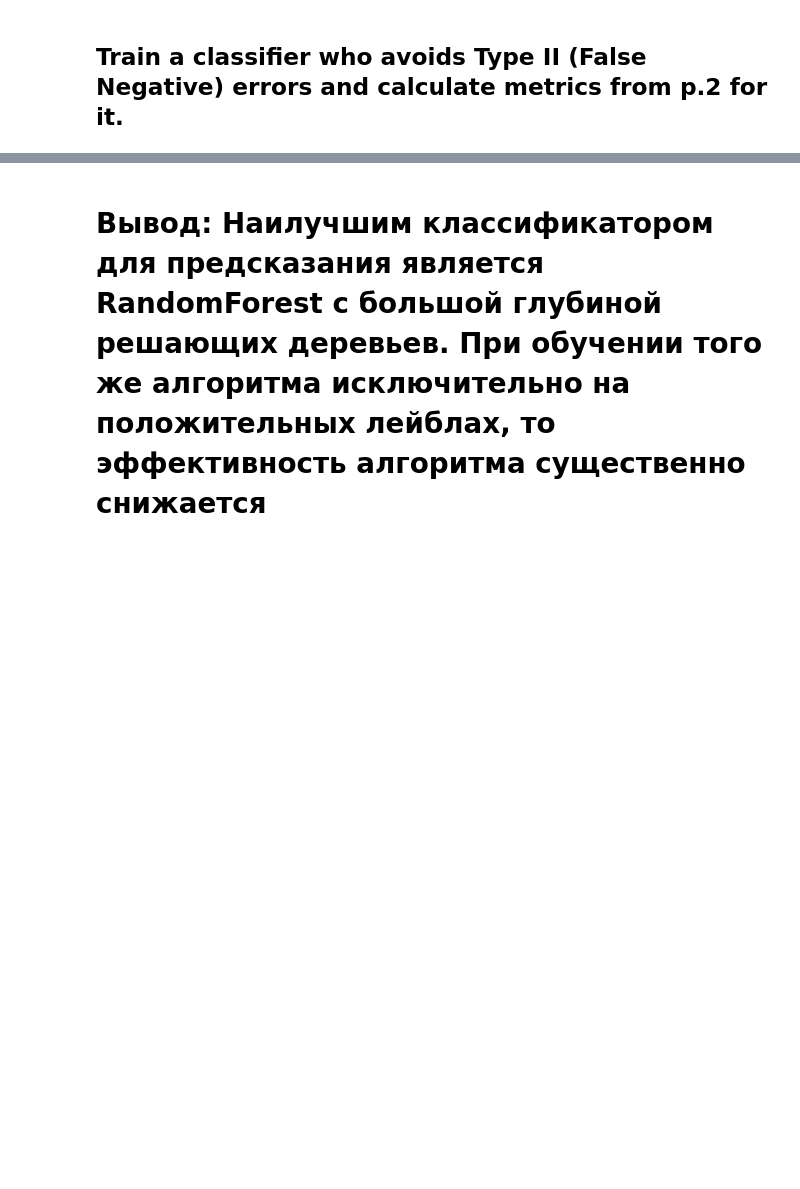
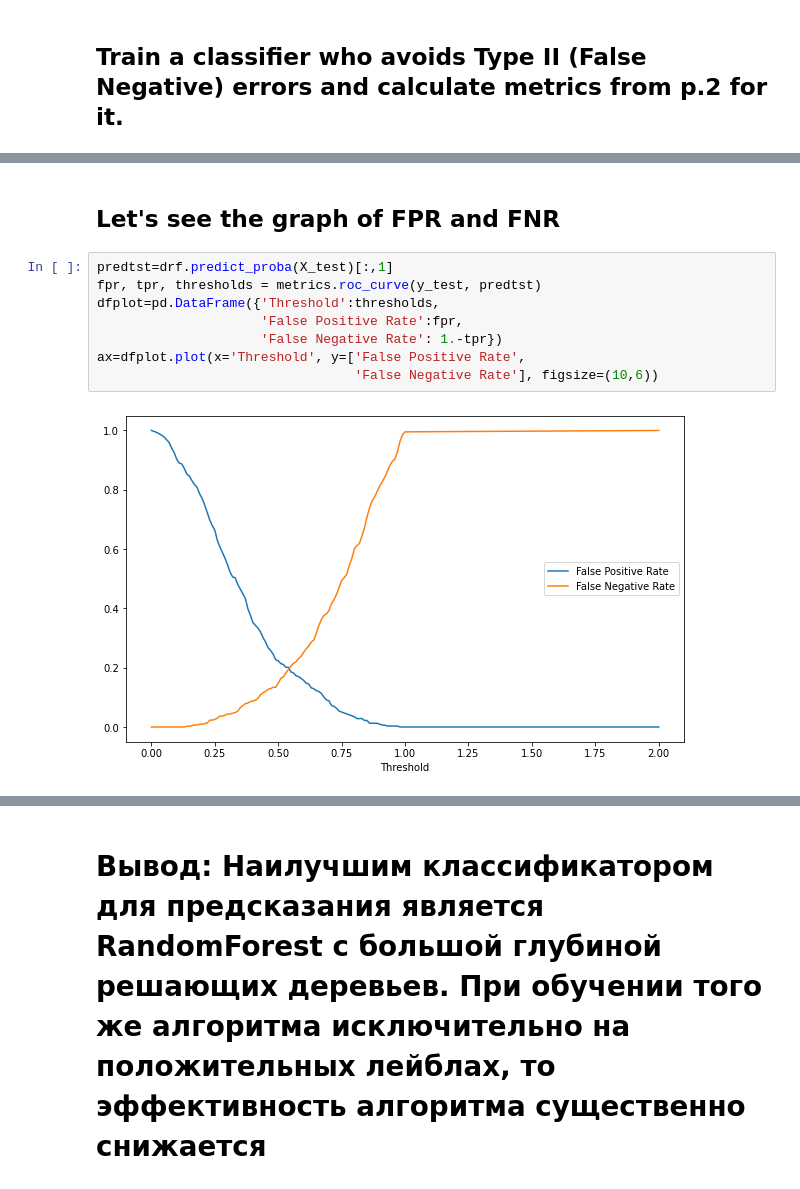
Before and after one commit to AAYamoldin/TrainingPrograms, a Jupyter notebook: Python/ITMO_Machine_Learning_Technologies_2022/Task_1/Yamoldin_Alexander_J41321c_MLT_2022_Task_1.ipynb, the cells around one changed output, grey strips where cells are left out. Drawn from its saved outputs; the diff is of its cells as text; blank space fills up the shorter version.

```diff
--- a/Python/ITMO_Machine_Learning_Technologies_2022/Task_1/Yamoldin_Alexander_J41321c_MLT_2022_Task_1.ipynb
+++ b/Python/ITMO_Machine_Learning_Technologies_2022/Task_1/Yamoldin_Alexander_J41321c_MLT_2022_Task_1.ipynb
@@ -131,0 +137,12 @@ RandomForestClassifier(random_state=0)
+# %% [markdown]
+## Let's see the graph of FPR and FNR
+# %%
+predtst=drf.predict_proba(X_test)[:,1]
+fpr, tpr, thresholds = metrics.roc_curve(y_test, predtst)
+dfplot=pd.DataFrame({'Threshold':thresholds,
+                     'False Positive Rate':fpr,
+                     'False Negative Rate': 1.-tpr})
+ax=dfplot.plot(x='Threshold', y=['False Positive Rate',
+                                 'False Negative Rate'], figsize=(10,6))
+# %% [output]
+[figure, added]
```
Also changed, not shown: parts of 10 cells of this notebook, 5 other files.
